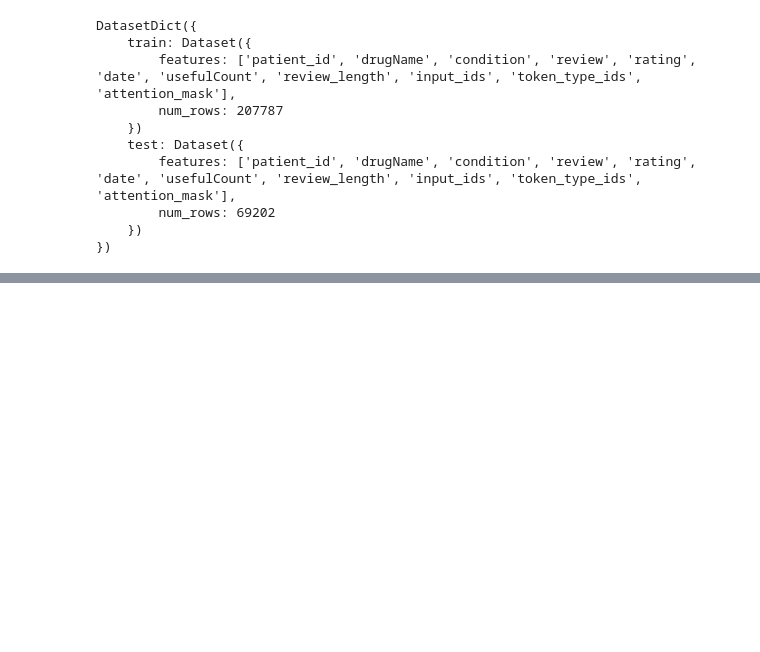
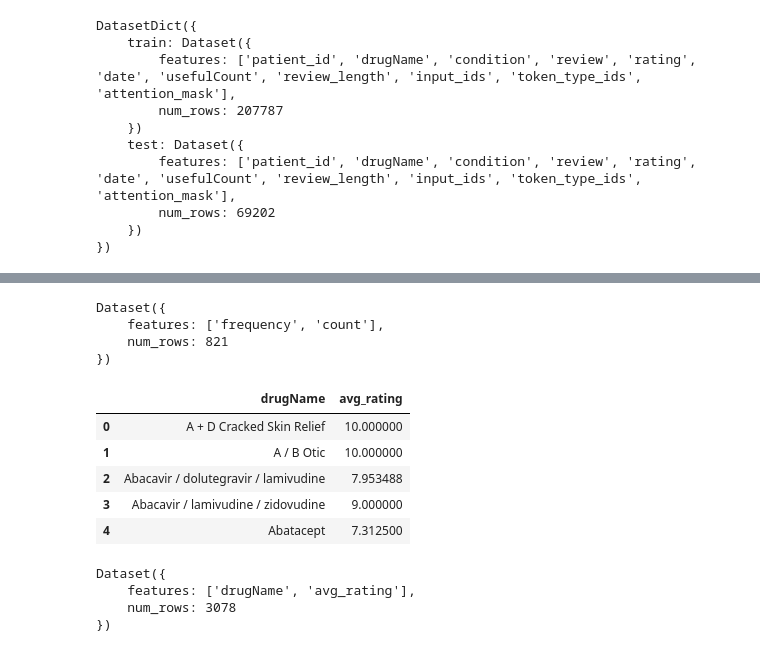
Before and after one commit to nestorxyz/hf-nlp, a Jupyter notebook: notebooks/the_dataset_library.ipynb, the cells around one changed output, grey strips where cells are left out. Cells and saved outputs as stored; diff of their text form; code cells hidden in the pictures; blank space fills up the shorter version.

```diff
--- a/notebooks/the_dataset_library.ipynb
+++ b/notebooks/the_dataset_library.ipynb
@@ -345,0 +374,35 @@ DatasetDict({
+# %%
+from datasets import Dataset
+
+frequencies_dataset = Dataset.from_pandas(frequencies)
+frequencies_dataset
+# %% [output]
+Dataset({
+    features: ['frequency', 'count'],
+    num_rows: 821
+})
+# %%
+# Compute the average rating per drug and store the result in a new Dataset
+avg_rating = (
+    train_df.groupby("drugName")["rating"]
+    .mean()
+    .to_frame()
+    .reset_index()
+    .rename(columns={"rating": "avg_rating"})
+)
+avg_rating.head()
+# %% [output]
+|  | drugName | avg_rating |
+| 0 | A + D Cracked Skin Relief | 10.000000 |
+| 1 | A / B Otic | 10.000000 |
+| 2 | Abacavir / dolutegravir / lamivudine | 7.953488 |
+| 3 | Abacavir / lamivudine / zidovudine | 9.000000 |
+| 4 | Abatacept | 7.312500 |
+# %%
+avg_rating_dataset = Dataset.from_pandas(avg_rating)
+avg_rating_dataset
+# %% [output]
+Dataset({
+    features: ['drugName', 'avg_rating'],
+    num_rows: 3078
+})
```
Also changed, not shown: parts of 14 cells of this notebook.
